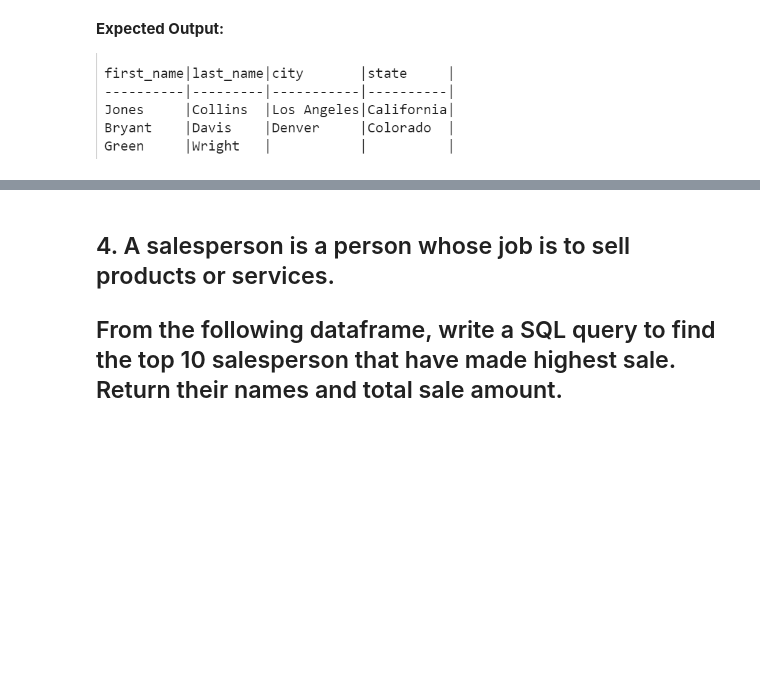
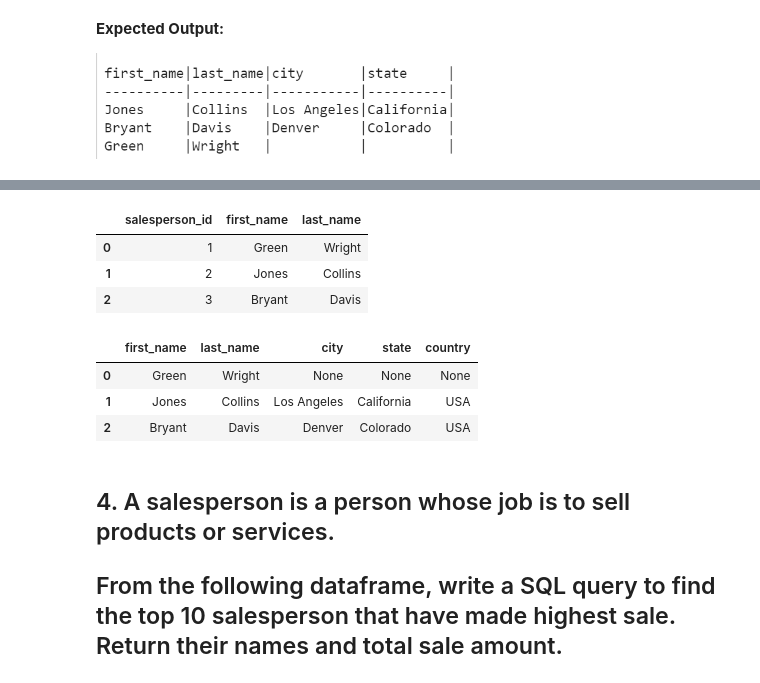
Before and after one commit to vinayakpotdar2114/Capstone-Project-1-EDA-Global-Terrorism-Analysis, a Jupyter notebook: Day_1__Assignment.ipynb, the cells around one changed output, grey strips where cells are left out. Drawn from its saved outputs; the diff is of its cells as text; code cells hidden in the pictures; blank space fills up the shorter version.

```diff
--- a/Day_1__Assignment.ipynb
+++ b/Day_1__Assignment.ipynb
@@ -154,3 +192,19 @@ address=pd.DataFrame([['1', '2', 'Los Angeles','California', 'USA'],['2', '3', '
+# %%
+mysql('''select * from salespersons''')
+# %% [output]
+|  | salesperson_id | first_name | last_name |
+| 0 | 1 | Green | Wright |
+| 1 | 2 | Jones | Collins |
+| 2 | 3 | Bryant | Davis |
+# %%
+# Write Your Code Here
+mysql('''SELECT salespersons.first_name, salespersons.last_name, address.city, address.state, address.country FROM salespersons
+LEFT JOIN address ON salespersons.salesperson_id=address.salesperson_id''')
+# %% [output]
+|  | first_name | last_name | city | state | country |
+| 0 | Green | Wright | None | None | None |
+| 1 | Jones | Collins | Los Angeles | California | USA |
+| 2 | Bryant | Davis | Denver | Colorado | USA |
 # %% [markdown]
 ## 4. A salesperson is a person whose job is to sell products or services.
 ## From the following dataframe, write a SQL query to find the top 10 salesperson that have made highest sale. Return their names and total sale amount.
```
Also changed, not shown: parts of 18 cells of this notebook.
